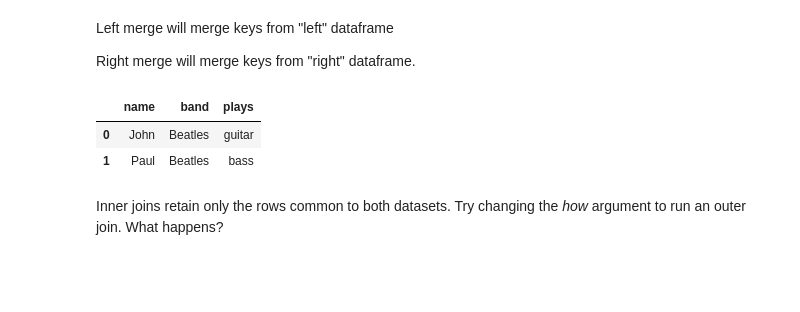
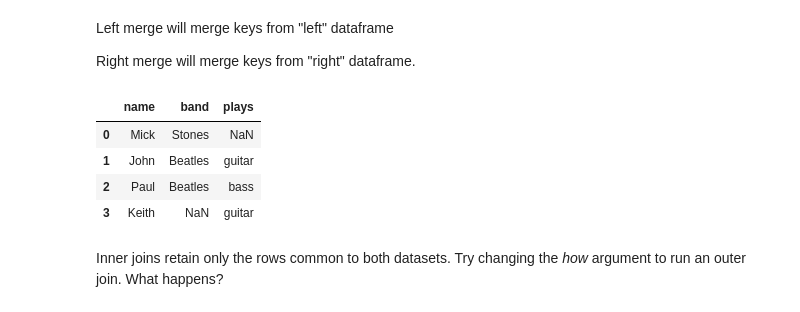
Before and after one commit to ds-modules/RDM-DeCal, a Jupyter notebook: rdm_decal.ipynb, the cells around one changed output. Cells and saved outputs as stored; diff of their text form; code cells hidden in the pictures; blank space fills up the shorter version.

```diff
--- a/rdm_decal.ipynb
+++ b/rdm_decal.ipynb
@@ -178,11 +180,13 @@ Left merge will merge keys from "left" dataframe
 
 Right merge will merge keys from "right" dataframe.
 # %%
-pd.merge(members, instruments, how = 'inner', on = 'name')
+pd.merge(members, instruments, how = 'outer', on = 'name')
 # %% [output]
 |  | name | band | plays |
-| 0 | John | Beatles | guitar |
-| 1 | Paul | Beatles | bass |
+| 0 | Mick | Stones | NaN |
+| 1 | John | Beatles | guitar |
+| 2 | Paul | Beatles | bass |
+| 3 | Keith | NaN | guitar |
 # %% [markdown]
 Inner joins retain only the rows common to both datasets. Try changing the *how* argument to run an outer join. What happens?
 # %% [markdown]
```
Also changed, not shown: parts of 6 cells of this notebook.
